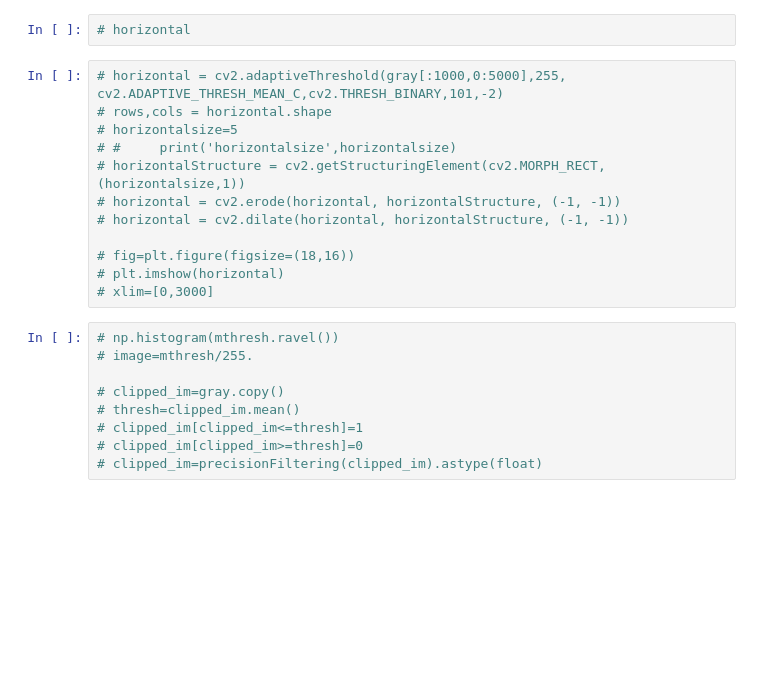
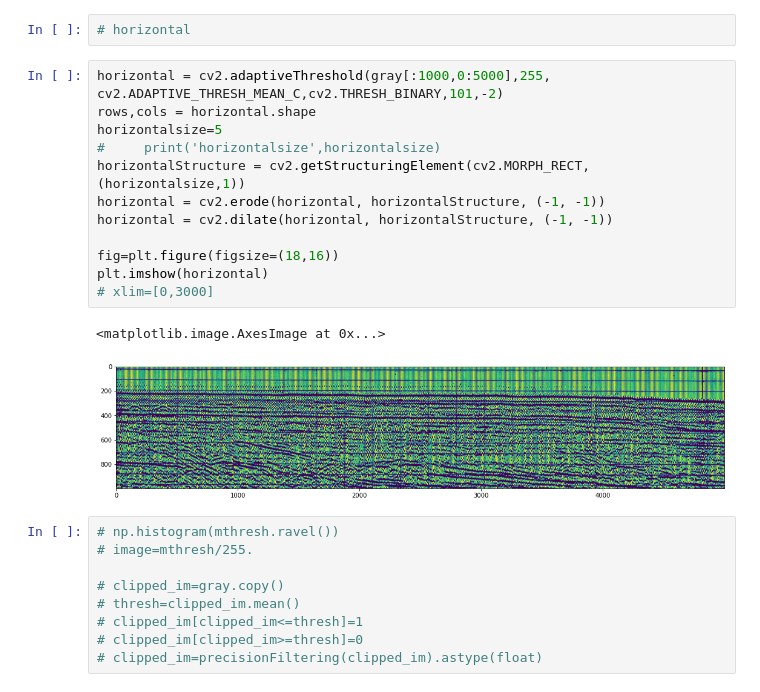
Before and after one commit to narunbabu/seis_im_processing, a Jupyter notebook: Im2segy_baddata-Liveproject-WithPrecisionFiltering.ipynb, the cells around one changed output. Drawn from its saved outputs; the diff is of its cells as text; blank space fills up the shorter version.

```diff
--- a/Im2segy_baddata-Liveproject-WithPrecisionFiltering.ipynb
+++ b/Im2segy_baddata-Liveproject-WithPrecisionFiltering.ipynb
@@ -82,17 +95,20 @@ xlim=[0,3000]
 # %%
 # horizontal
 # %%
-# horizontal = cv2.adaptiveThreshold(gray[:1000,0:5000],255, cv2.ADAPTIVE_THRESH_MEAN_C,cv2.THRESH_BINARY,101,-2)
-# rows,cols = horizontal.shape
-# horizontalsize=5
-# #     print('horizontalsize',horizontalsize)
-# horizontalStructure = cv2.getStructuringElement(cv2.MORPH_RECT, (horizontalsize,1))
-# horizontal = cv2.erode(horizontal, horizontalStructure, (-1, -1))
-# horizontal = cv2.dilate(horizontal, horizontalStructure, (-1, -1))
+horizontal = cv2.adaptiveThreshold(gray[:1000,0:5000],255, cv2.ADAPTIVE_THRESH_MEAN_C,cv2.THRESH_BINARY,101,-2)
+rows,cols = horizontal.shape
+horizontalsize=5
+#     print('horizontalsize',horizontalsize)
+horizontalStructure = cv2.getStructuringElement(cv2.MORPH_RECT, (horizontalsize,1))
+horizontal = cv2.erode(horizontal, horizontalStructure, (-1, -1))
+horizontal = cv2.dilate(horizontal, horizontalStructure, (-1, -1))
 
-# fig=plt.figure(figsize=(18,16))
-# plt.imshow(horizontal)
+fig=plt.figure(figsize=(18,16))
+plt.imshow(horizontal)
 # xlim=[0,3000]
+# %% [output]
+<matplotlib.image.AxesImage at 0x...>
+[figure, added]
 # %%
 # np.histogram(mthresh.ravel())
 # image=mthresh/255.
```
Also changed, not shown: parts of 4 cells of this notebook, 13 other files.
